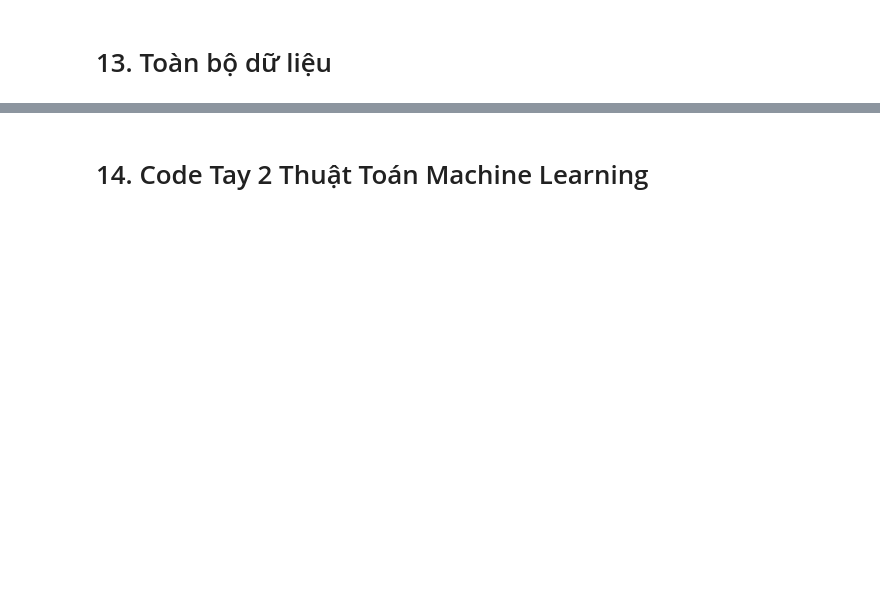
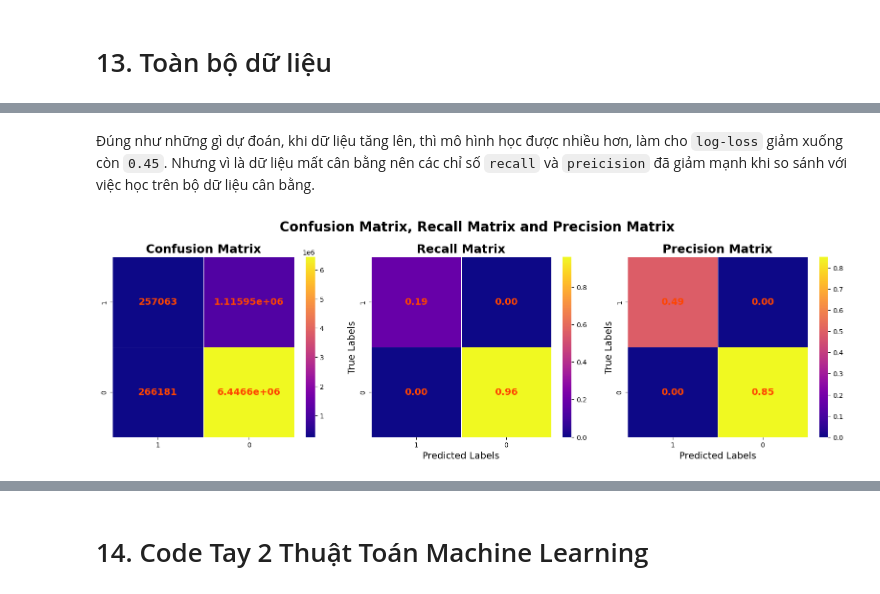
Before and after one commit to xiaoMing-04/FairyTale, a Jupyter notebook: model.ipynb, the cells around one changed output, grey strips where cells are left out. Cells and saved outputs as stored; diff of their text form; code cells hidden in the pictures; blank space fills up the shorter version.

```diff
--- a/model.ipynb
+++ b/model.ipynb
@@ -2144,0 +2249,33 @@ ValueError: Found input variables with inconsistent numbers of samples: [8085794
+# %%
+model = RandomForestClassifier(
+        n_estimators=500,
+        split_criterion='entropy',
+        bootstrap=False,
+        max_depth=20,
+        max_features='sqrt',
+        min_samples_leaf=3,
+        n_bins=256
+)
+model.fit(X_train, y_train)
+
+calibrated_model = CalibratedClassifierCV(estimator=model, cv='prefit')
+calibrated_model.fit(X_train, y_train)
+
+y_pred = calibrated_model.predict(X_test)
+y_pred_prob = calibrated_model.predict_proba(X_test)
+
+# Accuracy
+print(f'Accuracy: {metrics.accuracy_score(y_test, y_pred):.4f}')
+
+# Precision, Recall, F1
+print(f'Precision: {metrics.precision_score(y_test, y_pred, average="binary"):.4f}')
+print(f'Recall: {metrics.recall_score(y_test, y_pred, average="binary"):.4f}')
+print(f'F1 Score (macro): {metrics.f1_score(y_test, y_pred, average="macro"):.4f}')
+print(f'F1 Score (weighted): {metrics.f1_score(y_test, y_pred, average="weighted"):.4f}')
+
+# Log loss
+print(f'Log Loss: {metrics.log_loss(y_test, y_pred_prob):.4f}')
+
+# Classification report
+print("\nClassification Report:")
+print(metrics.classification_report(y_test, y_pred, digits=4))
@@ -2144,0 +2299,6 @@ ValueError: Found input variables with inconsistent numbers of samples: [8085794
+# %% [markdown]
+Đúng như những gì dự đoán, khi dữ liệu tăng lên, thì mô hình học được nhiều hơn, làm cho `log-loss` giảm xuống còn `0.45`. Nhưng vì là dữ liệu mất cân bằng nên các chỉ số `recall` và `preicision` đã giảm mạnh khi so sánh với việc học trên bộ dữ liệu cân bằng.
+# %%
+plot_recall_precision_matrices(y_test, y_pred, [1, 0], 'plasma')
+# %% [output]
+[figure, added]
```
Also changed, not shown: parts of 65 cells of this notebook, 2 other files.
